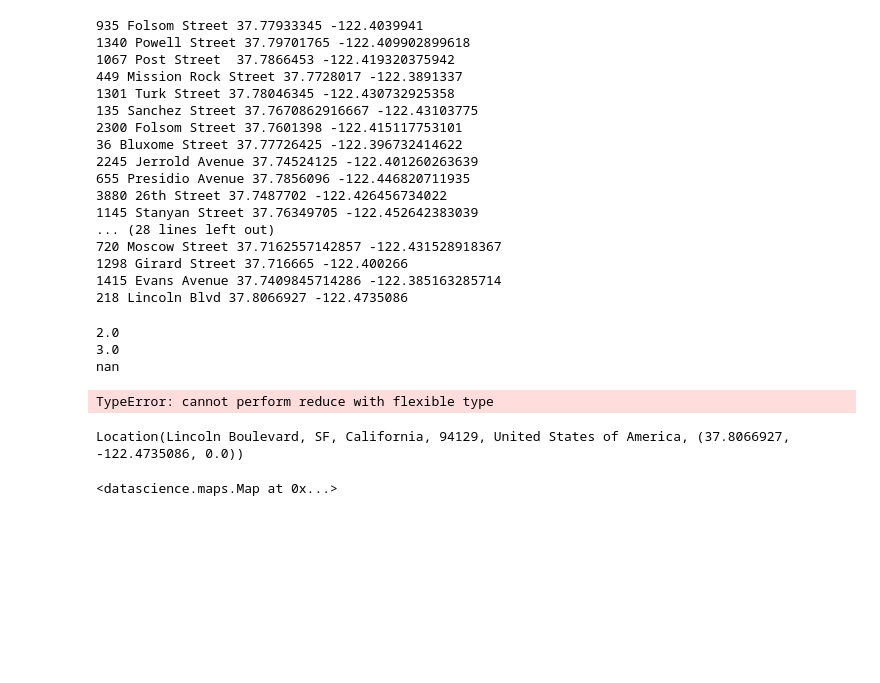
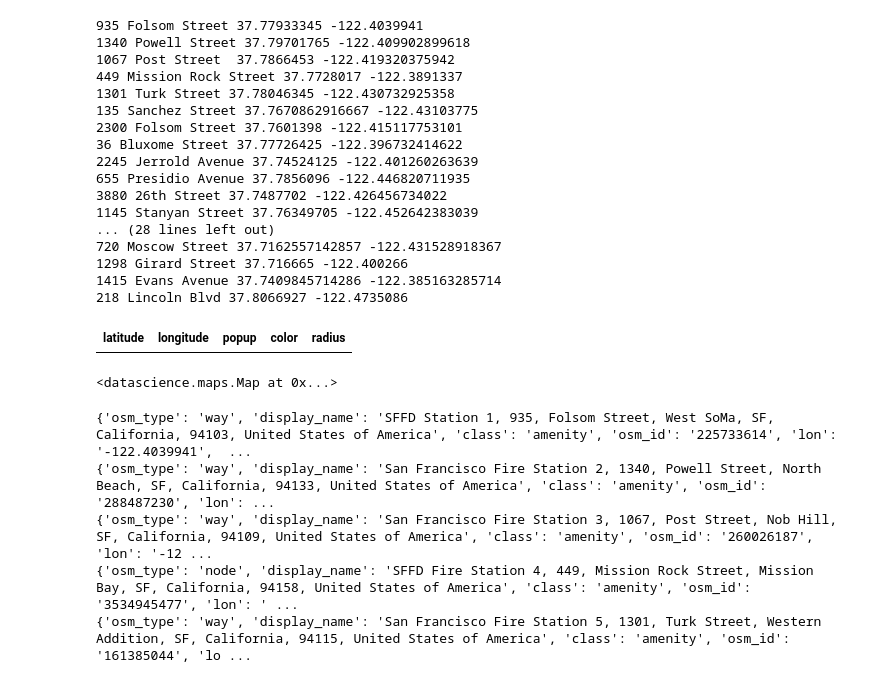
Before and after one commit to wesleyjin/smart-cities-connector, a Jupyter notebook: smartcities_f16/minilabs_inprogress/Minilab3_Solutions.ipynb, the cells around one changed output. Cells and saved outputs as stored; diff of their text form; code cells hidden in the pictures; blank space fills up the shorter version.

```diff
--- a/smartcities_f16/minilabs_inprogress/Minilab3_Solutions.ipynb
+++ b/smartcities_f16/minilabs_inprogress/Minilab3_Solutions.ipynb
@@ -125,26 +130,10 @@ for address in firestations[1]:
 1298 Girard Street 37.716665 -122.400266
 1415 Evans Avenue 37.7409845714286 -122.385163285714
 218 Lincoln Blvd 37.8066927 -122.4735086
-# %%
-from datascience import *
-import numpy as np
-t1 = Table().with_columns(['A',[1,2,3],
-                           'B',[2,3,4],
-                           'C',[np.nan,1,2],
-                           'D',['zero',2,3]])
-print (np.mean(t1.column('A')))
-print (np.mean(t1.column('B')))
-print (np.mean(t1.column('C')))
-print (np.mean(t1.column('D')))
-# %% [output]
-2.0
-3.0
-nan
-TypeError: cannot perform reduce with flexible type
-# %%
-geolocator.geocode(address +', San Francisco, CA')
-# %% [output]
-Location(Lincoln Boulevard, SF, California, 94129, United States of America, (37.8066927, -122.4735086, 0.0))
+# %%
+Table(['latitude', 'longitude', 'popup', 'color', 'radius'])
+# %% [output]
+| latitude | longitude | popup | color | radius |
 # %%
 firestations['latitude'] = firestation_latitudes
 firestations['longitude'] = firestation_longitudes
@@ -155,3 +144,11 @@ table['radius'] = 200
 maps.Circle.map_table(table)
 # %% [output]
 <datascience.maps.Map at 0x...>
+# %%
+color buildings in the sunset green
+# %% [output]
+{'osm_type': 'way', 'display_name': 'SFFD Station 1, 935, Folsom Street, West SoMa, SF, California, 94103, United States of America', 'class': 'amenity', 'osm_id': '225733614', 'lon': '-122.4039941',  ...
+{'osm_type': 'way', 'display_name': 'San Francisco Fire Station 2, 1340, Powell Street, North Beach, SF, California, 94133, United States of America', 'class': 'amenity', 'osm_id': '288487230', 'lon': ...
+{'osm_type': 'way', 'display_name': 'San Francisco Fire Station 3, 1067, Post Street, Nob Hill, SF, California, 94109, United States of America', 'class': 'amenity', 'osm_id': '260026187', 'lon': '-12 ...
+{'osm_type': 'node', 'display_name': 'SFFD Fire Station 4, 449, Mission Rock Street, Mission Bay, SF, California, 94158, United States of America', 'class': 'amenity', 'osm_id': '3534945477', 'lon': ' ...
+{'osm_type': 'way', 'display_name': 'San Francisco Fire Station 5, 1301, Turk Street, Western Addition, SF, California, 94115, United States of America', 'class': 'amenity', 'osm_id': '161385044', 'lo ...
```
Also changed, not shown: parts of 3 cells of this notebook.
